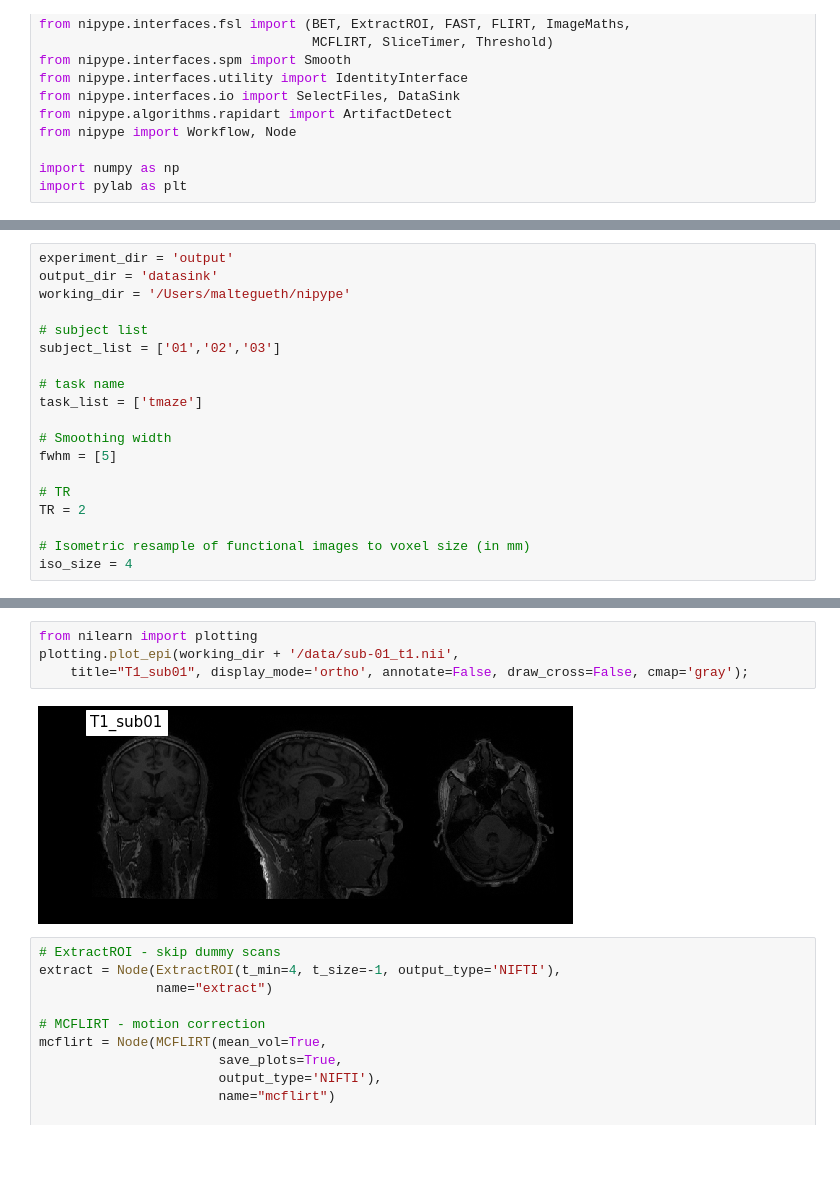
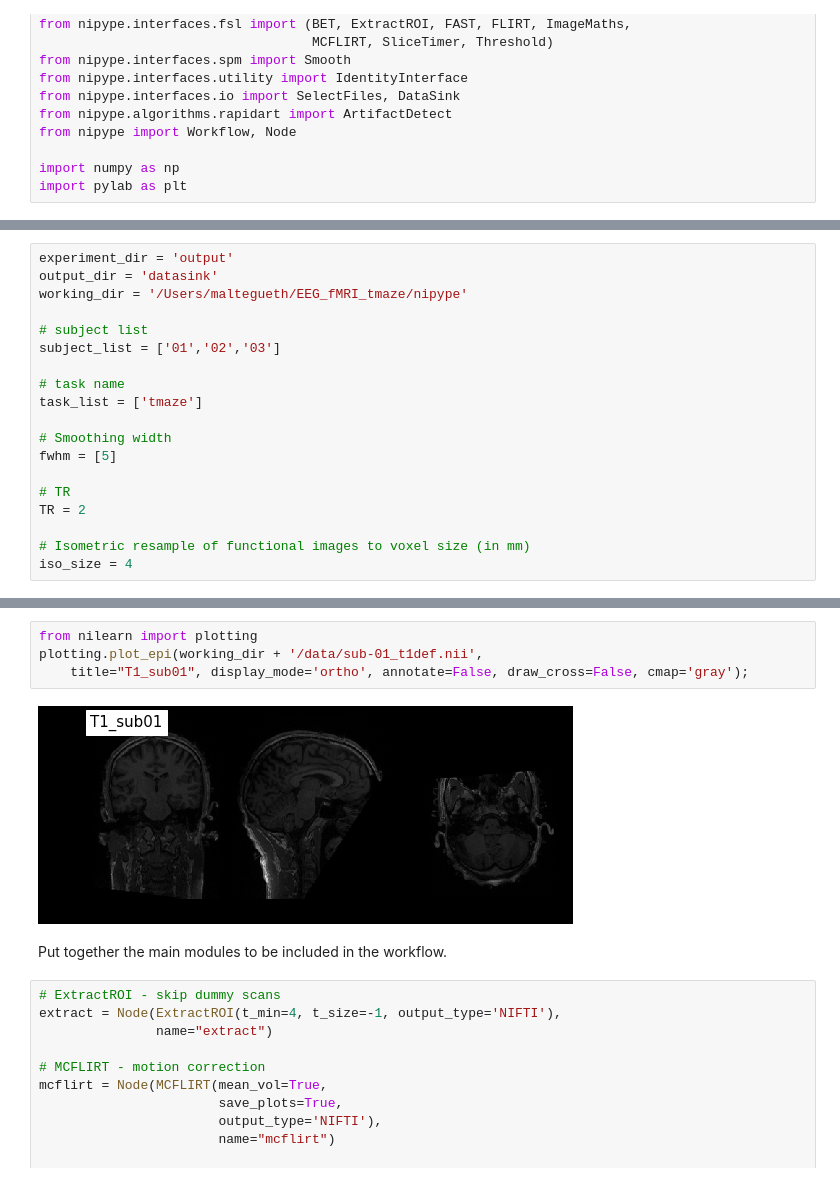
Before and after one commit to MalteGueth/EEG_fMRI_tmaze, a Jupyter notebook: preprocessing/01_fmri_prepro.ipynb, the cells around one changed output, grey strips where cells are left out. Drawn from its saved outputs; the diff is of its cells as text; blank space fills up the shorter version.

```diff
--- a/preprocessing/01_fmri_prepro.ipynb
+++ b/preprocessing/01_fmri_prepro.ipynb
@@ -24,7 +26,7 @@ import pylab as plt
 # %%
 experiment_dir = 'output'
 output_dir = 'datasink'
-working_dir = '/Users/maltegueth/nipype'
+working_dir = '/Users/maltegueth/EEG_fMRI_tmaze/nipype'
 
 # subject list
 subject_list = ['01','02','03']
@@ -43,9 +69,11 @@ iso_size = 4
 # %%
 from nilearn import plotting
-plotting.plot_epi(working_dir + '/data/sub-01_t1.nii',
+plotting.plot_epi(working_dir + '/data/sub-01_t1def.nii',
     title="T1_sub01", display_mode='ortho', annotate=False, draw_cross=False, cmap='gray');
 # %% [output]
-[figure, old version]
+[figure, new version]
+# %% [markdown]
+Put together the main modules to be included in the workflow.
 # %%
 # ExtractROI - skip dummy scans
 extract = Node(ExtractROI(t_min=4, t_size=-1, output_type='NIFTI'),
```
Also changed, not shown: parts of 5 cells of this notebook.
